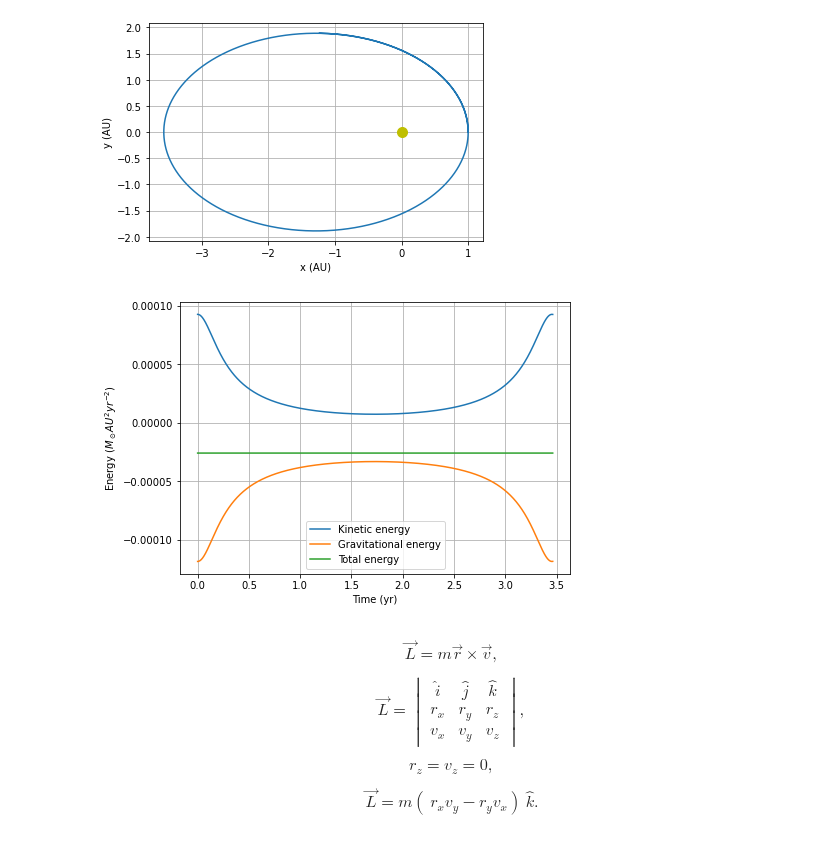
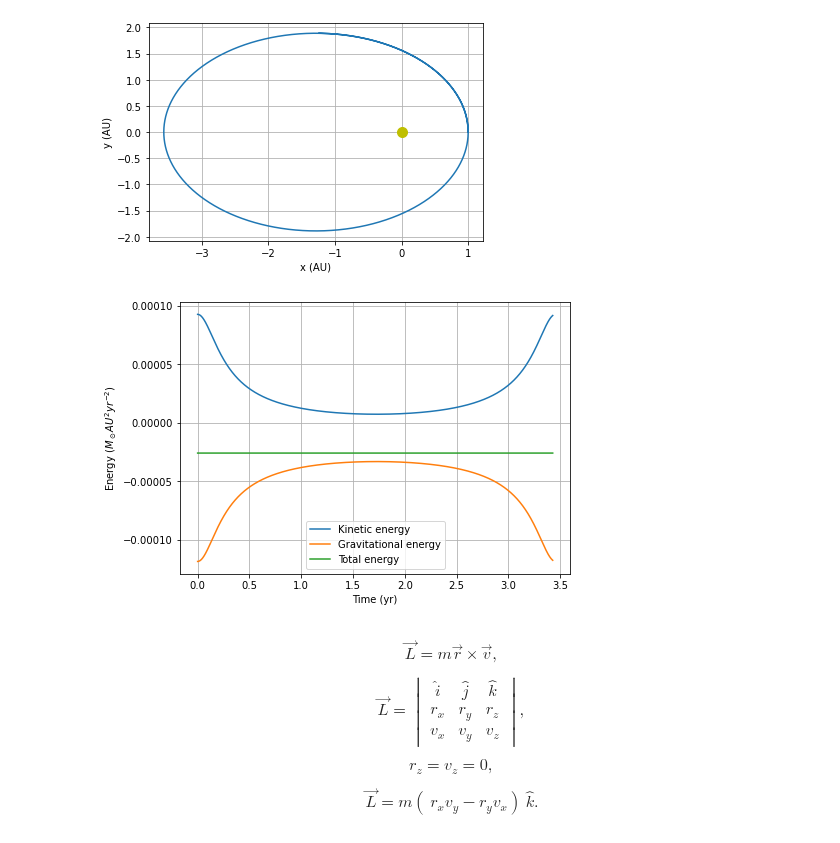
Before and after one commit to Youngposeidon/computational-mechanics-delivery, a Jupyter notebook: project4.ipynb, the cells around one changed output. Saved outputs shown, nothing was run; the diff lists cells and outputs as text; code cells hidden in the pictures.

```diff
--- a/project4.ipynb
+++ b/project4.ipynb
@@ -145,7 +145,7 @@ vy0 = - vearth*1.5 # inital speed in m/s (average orbital speed of earth), decre
 vx0 = 0
 x0 = AU # inital x, increased for eliptical orbit
 y0 = 0 # inital y, set to 0 since starting on x axis
-dt = 1/365 # 1 timestep per day
+dt = 0.1/365 # 1 timestep per day
 tf = 4 # yr
 
 # time array
@@ -260,20 +260,22 @@ planetPlot(xelip[:,0], xelip[:,1], "x (AU)", "y (AU)")
 # %%
 # energies
 # find kinetic, gravitational, and total energies for each time step, using the mass as the mass of earth in solar masses
 
 mearth = Mearthkg/Msunkg
 # kinetic
 K = 0.5*mearth*(velip[:,0]**2 + velip[:,1]**2)
 # gravitational
 V = - G*Msun*mearth/np.sqrt(xelip[:,0]**2 + xelip[:,1]**2)
 # total
 E = K + V
-# orbital period to slice graph
-T = t[1265]
+# orbital period to slice graphs
+# This is messy but it converts the np.where output into a bare integer which I have used for the graphs
+Tcut = np.array(np.where(xelip[100:,0] == max(xelip[100:,0])))[0,0]
+T = t[Tcut]
 
-PhysPlot.multiplot(t[: 1265], [K[: 1265], V[: 1265], E[: 1265]], ["Kinetic energy", "Gravitational energy", "Total energy"], r"Time (yr)", r"Energy ($M_\odot AU^2 yr^{-2}$)")
+PhysPlot.multiplot(t[: Tcut], [K[: Tcut], V[: Tcut], E[: Tcut]], ["Kinetic energy", "Gravitational energy", "Total energy"], r"Time (yr)", r"Energy ($M_\odot AU^2 yr^{-2}$)")
 # %% [output]
-[figure, old version]
+[figure, new version]
 # %% [markdown]
 $$ \vec{L} = m \vec{r} \times \vec{v},$$
 
```
Also changed, not shown: parts of 16 cells of this notebook.
